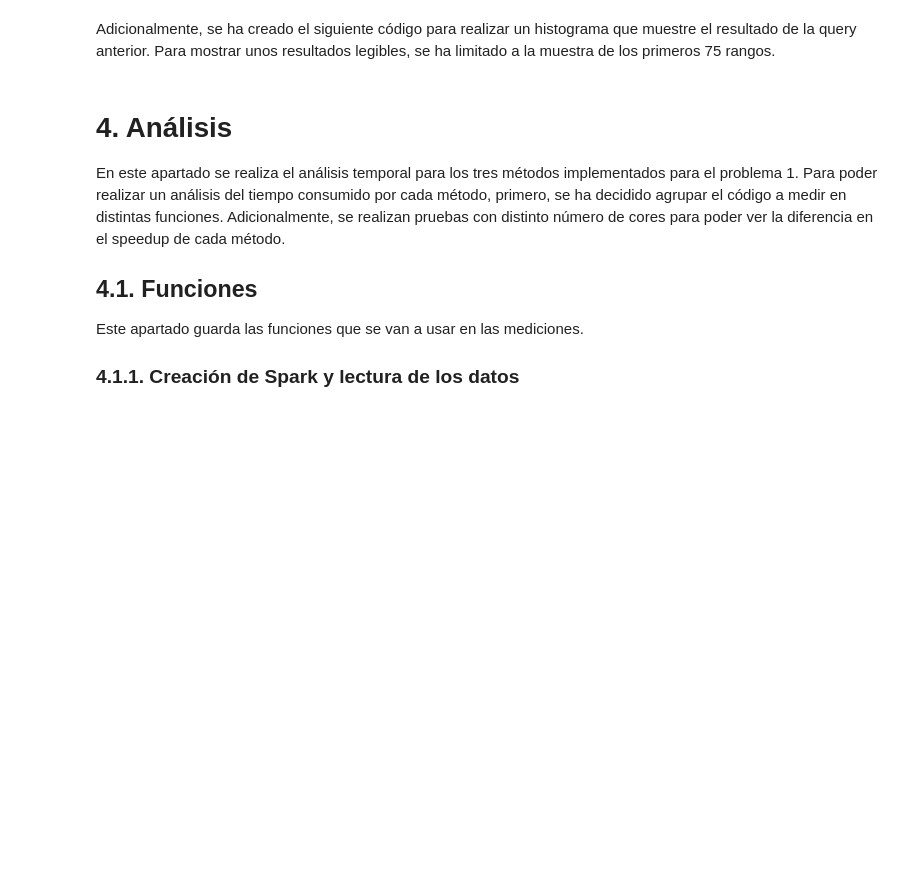
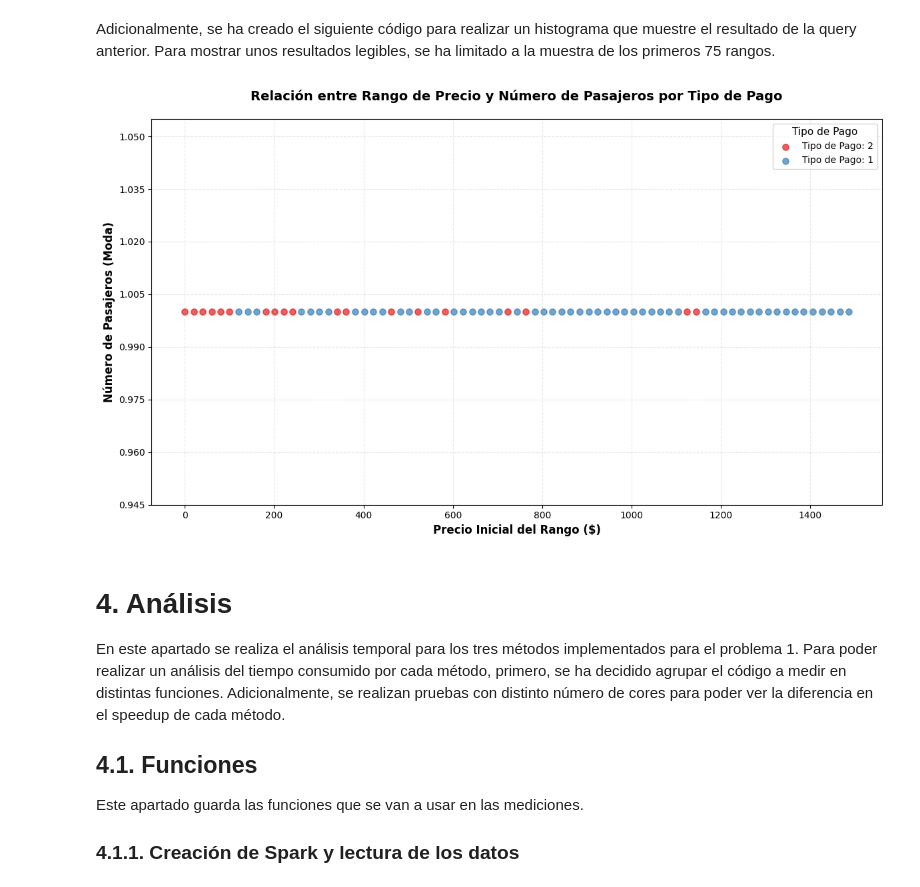
Before and after one commit to Astrak00/HPC-Lab01, a Jupyter notebook: main.ipynb, the cells around one changed output. Drawn from its saved outputs; the diff is of its cells as text; code cells hidden in the pictures; blank space fills up the shorter version.

```diff
--- a/main.ipynb
+++ b/main.ipynb
@@ -664,38 +694,35 @@ for payment_type in payment_types:
     mask = df_pandas['mode(payment_type)'] == payment_type
     ax.scatter(
         df_pandas[mask]['price_start'],
         df_pandas[mask]['mode(passenger_count)'],
         c=[color_map[payment_type]],
         label=f'Tipo de Pago: {payment_type}',
         s=45,
         alpha=0.7
     )
 
 # Personalizar el gráfico
 ax.set_xlabel('Precio Inicial del Rango ($)', fontsize=12, fontweight='bold')
 ax.set_ylabel('Número de Pasajeros (Moda)', fontsize=12, fontweight='bold')
 ax.set_title('Relación entre Rango de Precio y Número de Pasajeros por Tipo de Pago',
              fontsize=14, fontweight='bold', pad=20)
 
 # Configurar la leyenda
 ax.legend(title='Tipo de Pago', fontsize=10, title_fontsize=11, loc='best')
 
 # Añadir grid para mejor legibilidad
 ax.grid(True, alpha=0.3, linestyle='--')
 
 # Asegurar que el eje Y muestre solo valores enteros
 ax.yaxis.set_major_locator(plt.MaxNLocator(integer=True))
 
 # Ajustar el layout
 plt.tight_layout()
 
 # Mostrar el gráfico
 plt.show()
-
-# **4. Análisis**
-<a id="analisis"></a>
-
-En este apartado se realiza el análisis de los problemas. Para poder realizar un análisis del tiempo consumido por cada método, primero, se ha decidido agrupar el código a medir en distintas funciones. Adicionalmente, se realizan pruebas con distinto número de cores para poder ver la diferencia en el speedup de cada método.
+# %% [output]
+[figure, added]
 # %% [markdown]
 # **4. Análisis**
 <a id="analisis"></a>
```
Also changed, not shown: parts of 15 cells of this notebook, 4 other files.
